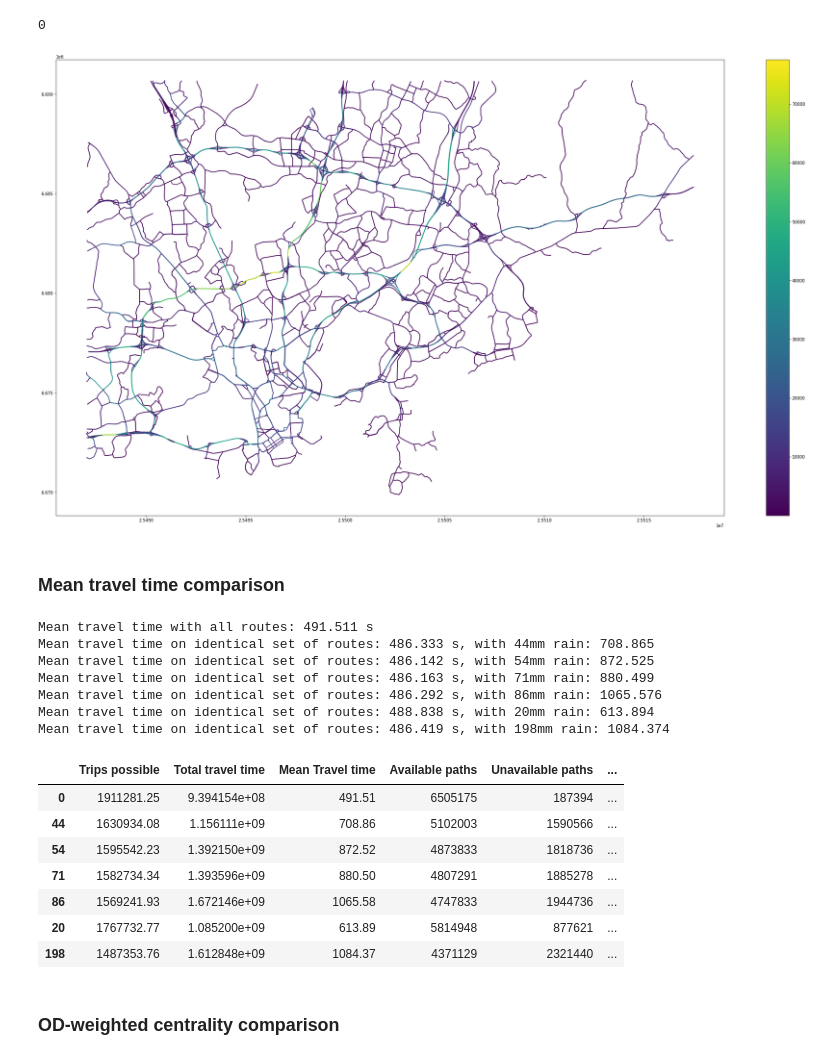
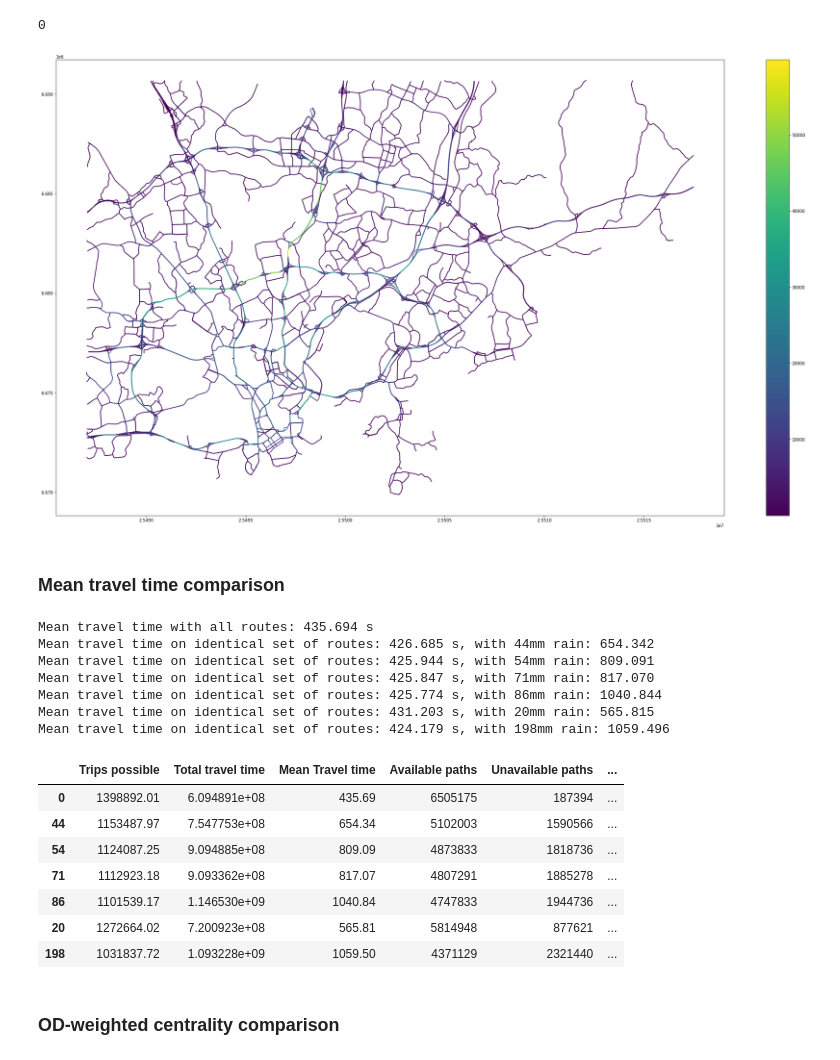
Before and after one commit to EwoutH/Helsinki-flood-BEP-project, a Jupyter notebook: road-graph/OSMnx_road_graph_analysis_BEP.ipynb, the cells around one changed output. Cells and saved outputs as stored; diff of their text form; code cells hidden in the pictures.

```diff
--- a/road-graph/OSMnx_road_graph_analysis_BEP.ipynb
+++ b/road-graph/OSMnx_road_graph_analysis_BEP.ipynb
@@ -229,0 +213,8 @@ tte
+# %%
+# For the internal dataset, drop the "External" rows and convert index to integers
+tti = tti.drop(labels='External')
+tti = tti.drop(labels='External', level=1)
+i0 = tti.index.get_level_values(0).astype(int)
+i1 = tti.index.get_level_values(1).astype(int)
+tti.index = [i0,i1]
+tti
@@ -254,3 +260,7 @@ print(timeit.timeit(lambda: tte_dict[(1, 1)], number=10000))
+# %%
+# Global OD-data switch
+tt_od = tti
+tt_od_s = 'tti'
 # %% [markdown]
 ### Add rain depths to edges
 # %%
@@ -341,7 +351,7 @@ def prepare_graph(graph, drivable_depth=0.30, rain=[44, 54, 71, 86, 20, 198]):
 
   return gb_dict
 # %%
-def analyse_graph(graph, od_area=tte, od_time="All", print=True):
+def analyse_graph(graph, od_area=tt_od, od_time="All", prints=True):
   # Calcualte the paths lengths of all reachable pairs
   reachable_path_lengths = dict(nx.all_pairs_dijkstra_path_length(graph, cutoff=None, weight="free_flow_time"))
 
@@ -370,7 +380,7 @@ def analyse_graph(graph, od_area=tte, od_time="All", print=True):
   possible_weight = sum([i[1] for i in od_weights.values()])
   mean_travel_time = total_travel_time / possible_weight
 
-  if print:
+  if prints:
     print(f'{possible_weight:.1f} trips on {route_count} routes took {total_travel_time:.1f} seconds, {mean_travel_time:.3f} s on average')
     print(f'{number_nodes**2} possible node combinations, {route_count} available paths and {number_nodes**2-route_count} not available ({(route_count/number_nodes**2)*100:.3f}%)')
 
@@ -391,7 +401,7 @@ def analyse_graph(graph, od_area=tte, od_time="All", print=True):
   # Stats
   impossible_weight = sum(impossible_paths.values())
 
-  if print:
+  if prints:
     print(f'Weight of possible trips: {possible_weight:.2f}, weight of impossible trips: {impossible_weight:.2f}, percentage impossible: {impossible_weight/(possible_weight+impossible_weight)*100:.3f}%')
     print(f'Isolated nodes: {isolated_nodes}, percentage: {100*isolated_nodes/number_nodes:.2f}%\n')
 
@@ -490,12 +500,12 @@ rain = [0, 44, 54, 71, 86, 20, 198]
 flooded_graphs[str(0)] = G3a
 flooded_stats[str(0)] = default_stats
 # %%
-# Plot the betweenness centrality of the edges
+# Plot the OD weighted betweenness centrality of the edges
 G3b = nx.MultiDiGraph(G3a)
 edges = ox.graph_to_gdfs(G3b, nodes=False, edges=True, node_geometry=True, fill_edge_geometry=True)
 ax = edges.plot(column="weighted_centrality", figsize=(36,20), legend=True)
 # %% [output]
-[figure, old version]
+[figure, new version]
 # %% [markdown]
 ### Mean travel time comparison
 # %%
@@ -521,30 +531,30 @@ flooded_stats[str(0)]["mean_travel_time_id"] = default_stats["mean_travel_time"]
 for i in rain[1:]:
   flooded_stats[str(i)]["mean_travel_time_id"] = compare_travel_time(flooded_stats[str(i)], i)
 # %% [output]
-Mean travel time with all routes: 491.511 s
-Mean travel time on identical set of routes: 486.333 s, with 44mm rain: 708.865
-Mean travel time on identical set of routes: 486.142 s, with 54mm rain: 872.525
-Mean travel time on identical set of routes: 486.163 s, with 71mm rain: 880.499
-Mean travel time on identical set of routes: 486.292 s, with 86mm rain: 1065.576
-Mean travel time on identical set of routes: 488.838 s, with 20mm rain: 613.894
-Mean travel time on identical set of routes: 486.419 s, with 198mm rain: 1084.374
+Mean travel time with all routes: 435.694 s
+Mean travel time on identical set of routes: 426.685 s, with 44mm rain: 654.342
+Mean travel time on identical set of routes: 425.944 s, with 54mm rain: 809.091
+Mean travel time on identical set of routes: 425.847 s, with 71mm rain: 817.070
+Mean travel time on identical set of routes: 425.774 s, with 86mm rain: 1040.844
+Mean travel time on identical set of routes: 431.203 s, with 20mm rain: 565.815
+Mean travel time on identical set of routes: 424.179 s, with 198mm rain: 1059.496
 # %%
 flooded_stats_dict = {}
 for i in rain:
   flooded_stats_dict[i] = flooded_stats[str(i)]['stats'] + [flooded_stats[str(i)]['mean_travel_time_id']]
 
 flooded_stats_df = pd.DataFrame.from_dict(flooded_stats_dict, orient='index', columns=['Trips possible' , 'Total travel time', 'Mean Travel time', 'Available paths', 'Unavailable paths', 'Trips impossible', 'Trips total', 'Nodes', 'Isolated nodes', 'Edges', 'Mean travel time (id. set)'])
-flooded_stats_df.to_csv('flooded_stats.csv')
+#flooded_stats_df.to_csv(f'flooded_stats-{tt_od_s}.csv')
 flooded_stats_df.round(2)
 # %% [output]
 |  | Trips possible | Total travel time | Mean Travel time | Available paths | Unavailable paths | ... |
-| 0 | 1911281.25 | 9.394154e+08 | 491.51 | 6505175 | 187394 | ... |
-| 44 | 1630934.08 | 1.156111e+09 | 708.86 | 5102003 | 1590566 | ... |
-| 54 | 1595542.23 | 1.392150e+09 | 872.52 | 4873833 | 1818736 | ... |
-| 71 | 1582734.34 | 1.393596e+09 | 880.50 | 4807291 | 1885278 | ... |
-| 86 | 1569241.93 | 1.672146e+09 | 1065.58 | 4747833 | 1944736 | ... |
-| 20 | 1767732.77 | 1.085200e+09 | 613.89 | 5814948 | 877621 | ... |
-| 198 | 1487353.76 | 1.612848e+09 | 1084.37 | 4371129 | 2321440 | ... |
+| 0 | 1398892.01 | 6.094891e+08 | 435.69 | 6505175 | 187394 | ... |
+| 44 | 1153487.97 | 7.547753e+08 | 654.34 | 5102003 | 1590566 | ... |
+| 54 | 1124087.25 | 9.094885e+08 | 809.09 | 4873833 | 1818736 | ... |
+| 71 | 1112923.18 | 9.093362e+08 | 817.07 | 4807291 | 1885278 | ... |
+| 86 | 1101539.17 | 1.146530e+09 | 1040.84 | 4747833 | 1944736 | ... |
+| 20 | 1272664.02 | 7.200923e+08 | 565.81 | 5814948 | 877621 | ... |
+| 198 | 1031837.72 | 1.093228e+09 | 1059.50 | 4371129 | 2321440 | ... |
 # %% [markdown]
 ### OD-weighted centrality comparison
 # %%
```
Also changed, not shown: parts of 18 cells of this notebook.
